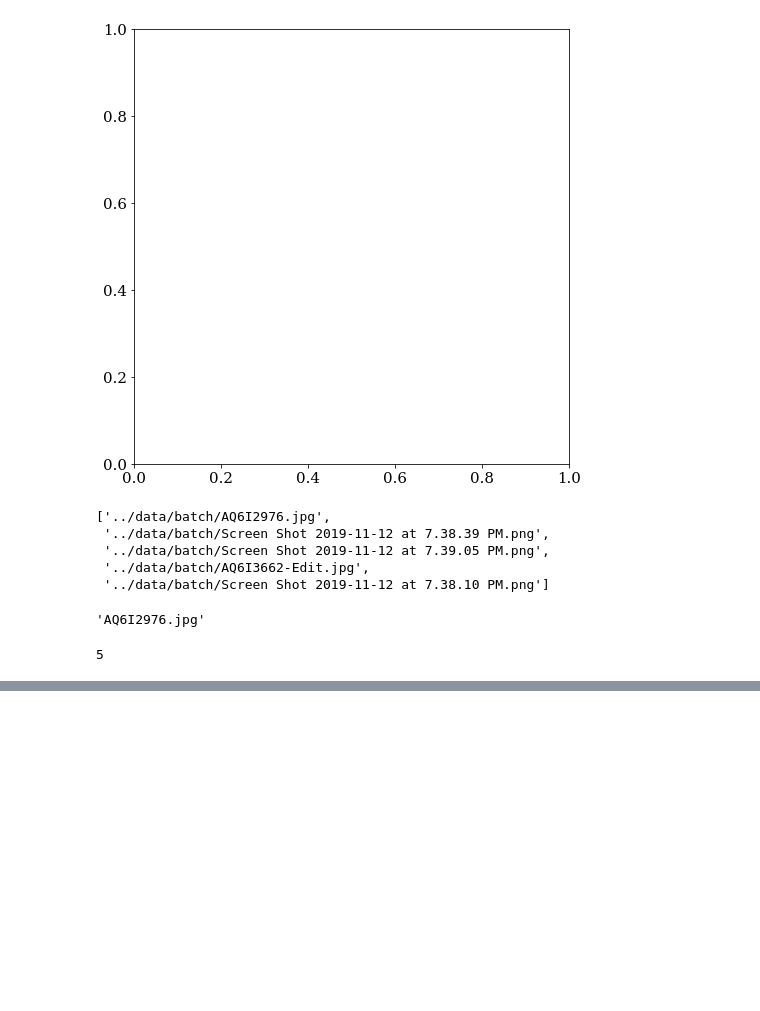
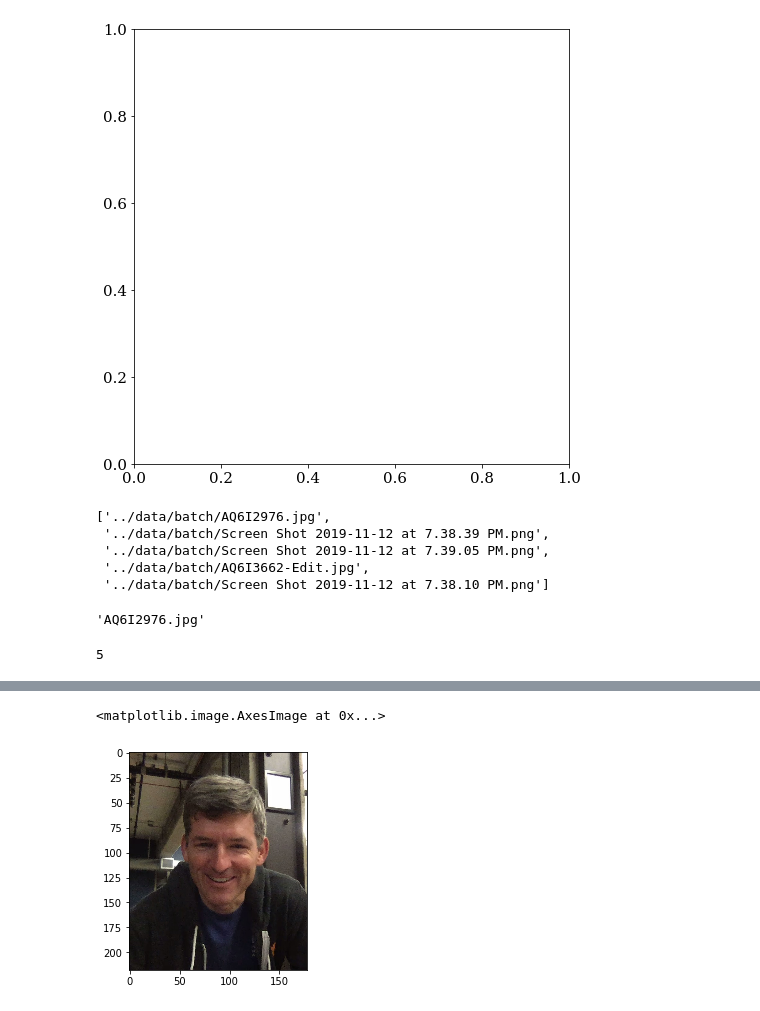
Before and after one commit to Aaronhjlee/Facial_Feature_Predictor, a Jupyter notebook: src/deployment_pt2.ipynb, the cells around one changed output, grey strips where cells are left out. Cells and saved outputs as stored; diff of their text form; code cells hidden in the pictures; blank space fills up the shorter version.

```diff
--- a/src/deployment_pt2.ipynb
+++ b/src/deployment_pt2.ipynb
@@ -564,0 +568,25 @@ if f != '../data/batch/.DS_Store'
+# %%
+def prep_size_new_data(photobooth=False):
+    '''
+    Converts picture and sizes for CNN
+    Input: multiple images
+    Output: 3d array
+    '''
+    subject_filenames = ['../data/batch/{}'.format(f) for f in listdir('../data/batch') if f != '.DS_Store']
+    full_images = [cv2.imread(f)[...,::-1] for f in subject_filenames]
+    img_list = np.asarray(full_images) / 255
+    if photobooth == True:
+        pre = []
+        for i in img_list:
+            pre.append(i[:,250:830])
+    X = []
+    for i in pre:
+        X.append(cv2.resize(i, dsize=(178, 218)))
+    return np.asarray(X), subject_filenames
+# %%
+a, b = prep_size_new_data(photobooth=True)
+# %%
+plt.imshow(a[3])
+# %% [output]
+<matplotlib.image.AxesImage at 0x...>
+[figure, added]
```
Also changed, not shown: parts of 5 cells of this notebook, 2 other files.
